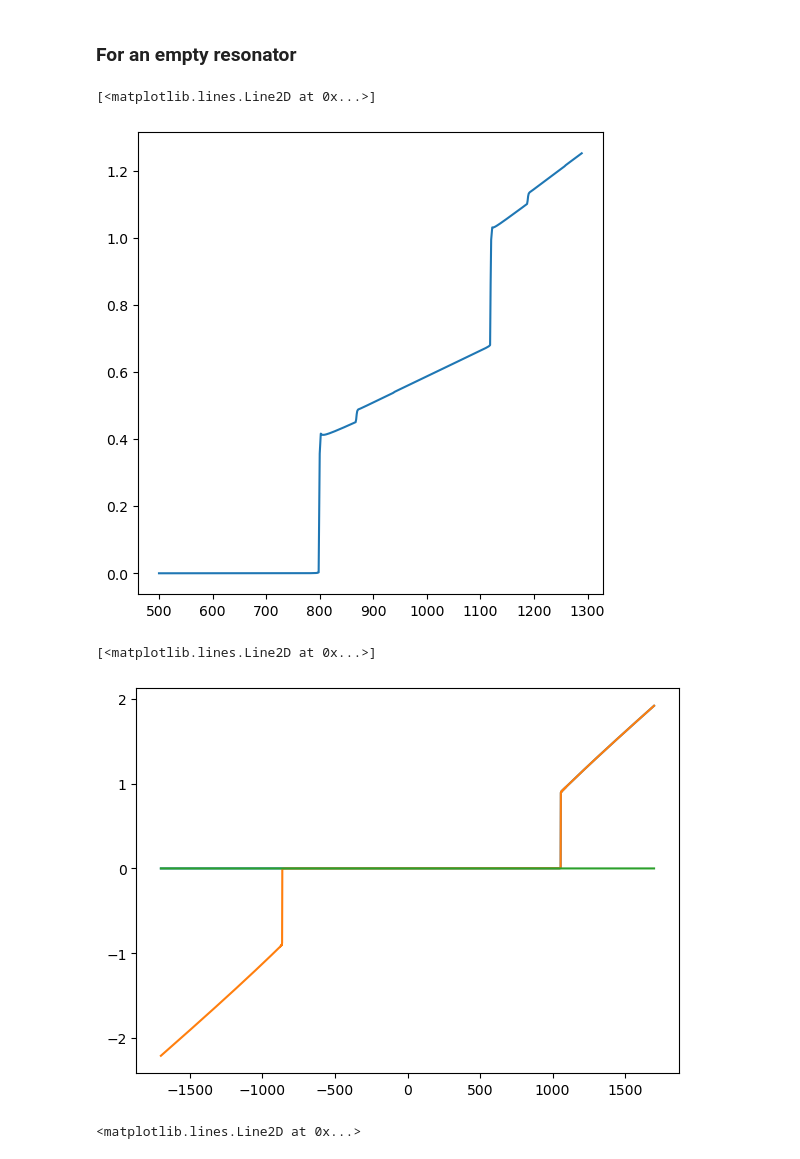
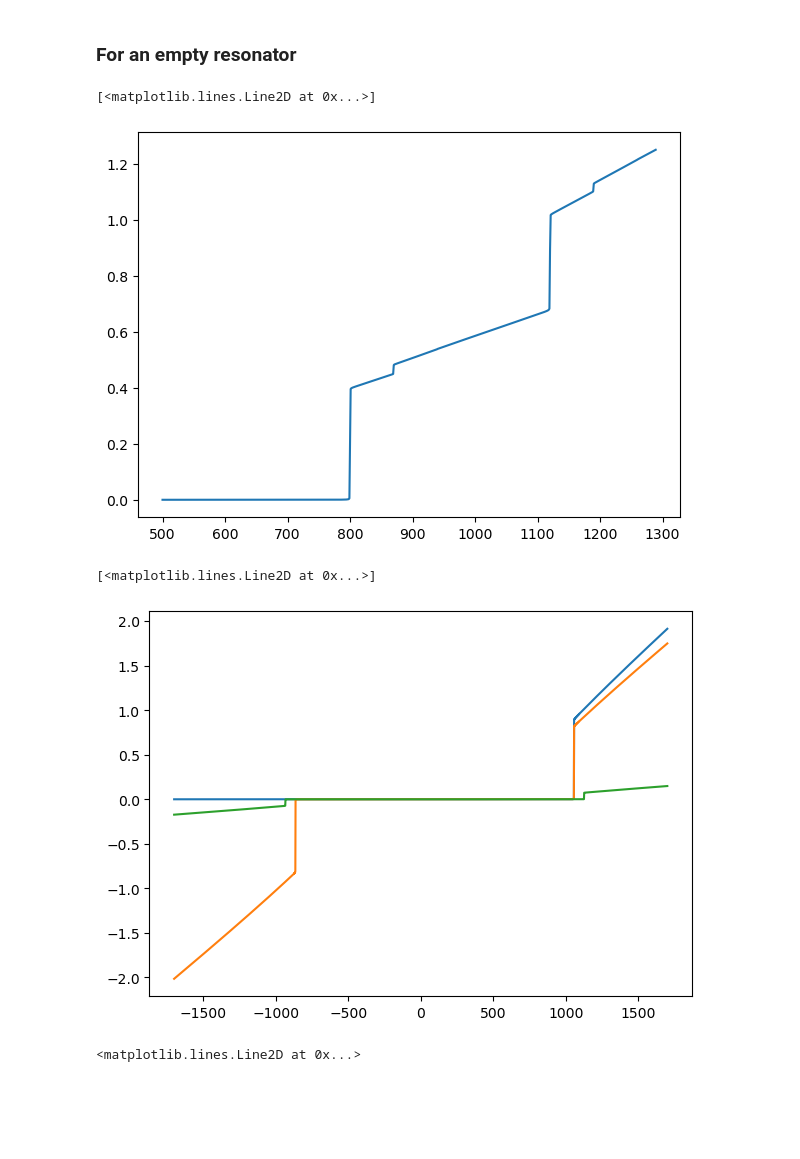
Before and after one commit to OgisT/RateEquations, a Jupyter notebook: RateEqs.ipynb, the cells around one changed output. Saved outputs shown, nothing was run; the diff lists cells and outputs as text; code cells hidden in the pictures; blank space fills up the shorter version.

```diff
--- a/RateEqs.ipynb
+++ b/RateEqs.ipynb
@@ -852,6 +840,0 @@ Text(0.5, 0, 'V [µV]')
-# %%
-nph = r_[5]
-phcurrb = zeros((len(nph), len(v)))
-for kk, np in enumerate(nph):
-        for i in range(np+1):
-             phcurrb[kk,:] = phcurrb[kk,:] + czinterp(v-i*c.h*f/c.e*1e6)*alphanl(1,i,λ)
@@ -898,7 +859,7 @@ vv = arange(500,1290,1)
 plot(vv, blockedGm(vv,5))
 # %% [output]
 [<matplotlib.lines.Line2D at 0x...>]
-[figure, old version]
+[figure, new version]
 # %%
 def Gsn1phb(Ec, ne, nph, nphem, ng, v, κ, R, f, λ):
     return Rateinterp(-(2*Ec*(1/2+(ne-ng))+κ*(v+nphem*c.h*f/c.e*1e6)))*1e3/((κ)*R)*alphanl(nph,nphem,λ)
@@ -922,14 +883,14 @@ def Gpphb(Ec, ne, nph, ntrunc, ng, v, κ1, κ2, R, f, λ):
 def Gsn1(Ec, n, ng, v, κ, R):
     return Rateinterp(-(2*Ec*(1/2+(n-ng))+κ*v))*1e3/((κ)*R)
 # %%
-λ = 0.003
+λ = 0.3
 v = arange(-1700,1700,0.5)
 plot(v, Gns1(Ec, 0, 0.3, v, κ1, R))
 plot(v, Gns1phb(Ec, 0, 0, 0, 0.3, v, κ1, R, f, λ)-Gsn1phb(Ec, 0, 0, 0, 0.3, v, κ1, R, f, λ))
 plot(v, Gns1phb(Ec, 0, 0, 1, 0.3, v, κ1, R, f, λ)-Gsn1phb(Ec, 0, 0, 1, 0.3, v, κ1, R, f, λ))
 # %% [output]
 [<matplotlib.lines.Line2D at 0x...>]
-[figure, old version]
+[figure, new version]
 # %%
 λ = 0.7
 f = 14.811e9
```
Also changed, not shown: parts of 67 cells of this notebook.
